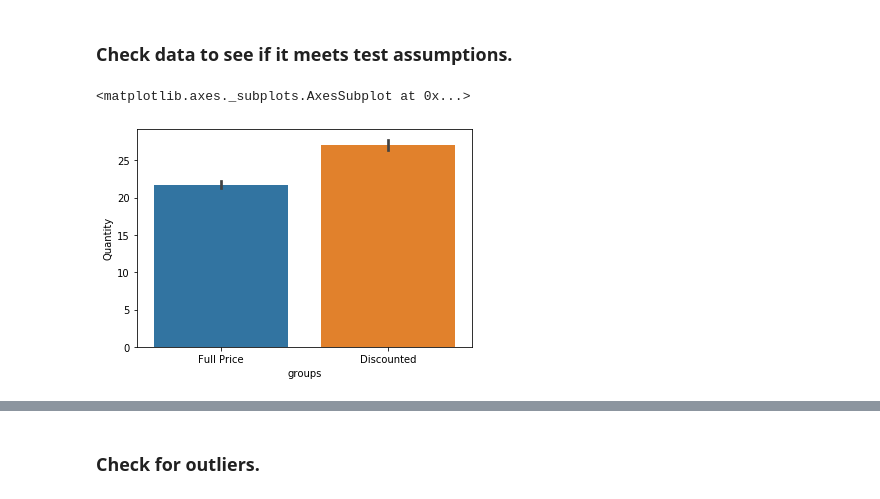
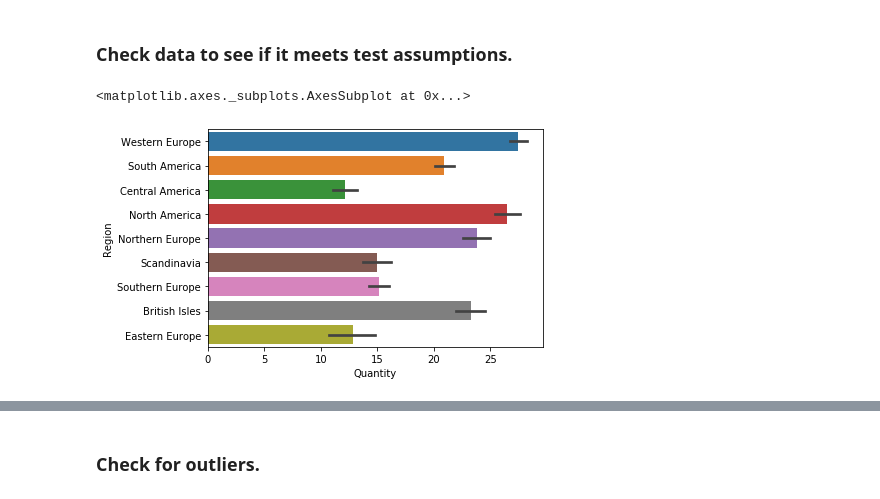
Before and after one commit to chefnewman/dsc-mod-3-project-online-ds-pt-100719, a Jupyter notebook: Student.ipynb, the cells around one changed output, grey strips where cells are left out. Drawn from its saved outputs; the diff is of its cells as text; code cells hidden in the pictures.

```diff
--- a/Student.ipynb
+++ b/Student.ipynb
@@ -980,3 +980,8 @@ df_merge
 | 2153 | 11077/75 | 11077 | 75 | 7.75 | 4 | 0.00 | Full Price | 0 | RATTC | ... |
 | 2154 | 11077/77 | 11077 | 77 | 13.00 | 2 | 0.00 | Full Price | 0 | RATTC | ... |
 2155 rows × 23 columns
+# %%
+cur.execute("""SELECT Id, Region FROM Customer """)
+names = [description[0] for description in cur.description]
+df_Customer = pd.DataFrame(cur.fetchall(), columns = names)
+df_Customer
@@ -982,0 +1002,4 @@ df_merge
+# %%
+# Prepare df_Customer to merge with df_merge
+df_Customer.rename({'Id':'CustomerId'}, axis=1, inplace=True)
+df_Customer.head()
@@ -982,0 +1013,3 @@ df_merge
+# %%
+df_Region = df_merge.merge(df_Customer, on='CustomerId', copy=True)
+df_Region.head()
@@ -1032,8 +1040,8 @@ df_order
 # %%
 # View barplot to see if the categories are statistically different and compare standard error of the mean.
 # Discounted products sold in larger quantities.
 
-sns.barplot(data=df_order, x='groups', y='Quantity', ci=68 )
+sns.barplot(data=df_Region, x='Quantity', y='Region', ci=68 )
 # %% [output]
 <matplotlib.axes._subplots.AxesSubplot at 0x...>
-[figure, old version]
+[figure, new version]
```
Also changed, not shown: parts of 32 cells of this notebook, 1 other file.
